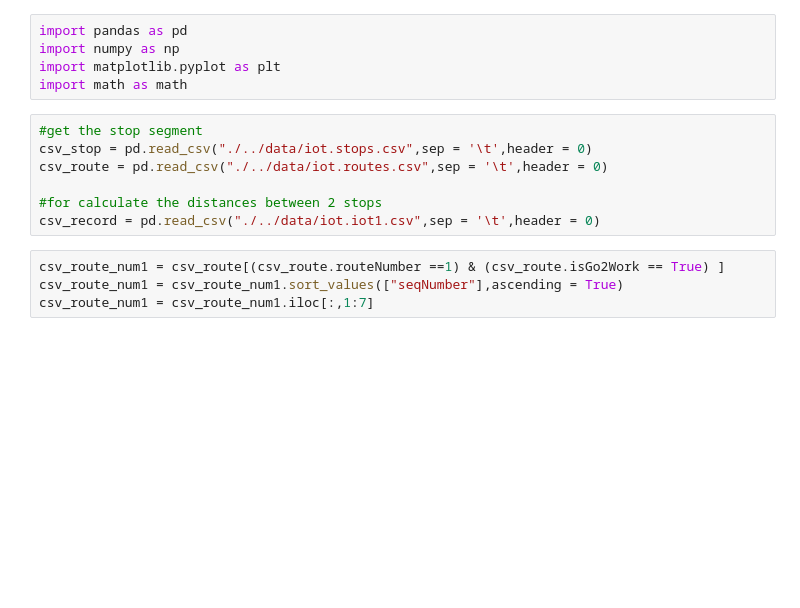
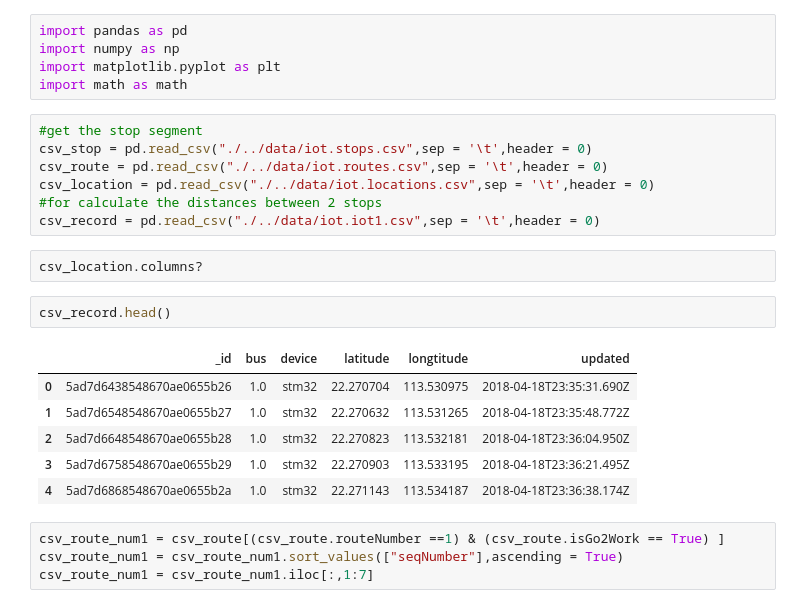
Before and after one commit to NeptuneZheng/shuttle_bus, a Jupyter notebook: script/data_extra.ipynb, the cells around one changed output. Cells and saved outputs as stored; diff of their text form; blank space fills up the shorter version.

```diff
--- a/script/data_extra.ipynb
+++ b/script/data_extra.ipynb
@@ -9,9 +9,20 @@ import math as math
 #get the stop segment
 csv_stop = pd.read_csv("./../data/iot.stops.csv",sep = '\t',header = 0)
 csv_route = pd.read_csv("./../data/iot.routes.csv",sep = '\t',header = 0)
-
+csv_location = pd.read_csv("./../data/iot.locations.csv",sep = '\t',header = 0)
 #for calculate the distances between 2 stops
 csv_record = pd.read_csv("./../data/iot.iot1.csv",sep = '\t',header = 0)
+# %%
+csv_location.columns?
+# %%
+csv_record.head()
+# %% [output]
+|  | _id | bus | device | latitude | longtitude | updated |
+| 0 | 5ad7d6438548670ae0655b26 | 1.0 | stm32 | 22.270704 | 113.530975 | 2018-04-18T23:35:31.690Z |
+| 1 | 5ad7d6548548670ae0655b27 | 1.0 | stm32 | 22.270632 | 113.531265 | 2018-04-18T23:35:48.772Z |
+| 2 | 5ad7d6648548670ae0655b28 | 1.0 | stm32 | 22.270823 | 113.532181 | 2018-04-18T23:36:04.950Z |
+| 3 | 5ad7d6758548670ae0655b29 | 1.0 | stm32 | 22.270903 | 113.533195 | 2018-04-18T23:36:21.495Z |
+| 4 | 5ad7d6868548670ae0655b2a | 1.0 | stm32 | 22.271143 | 113.534187 | 2018-04-18T23:36:38.174Z |
 # %%
 csv_route_num1 = csv_route[(csv_route.routeNumber ==1) & (csv_route.isGo2Work == True) ]
 csv_route_num1 = csv_route_num1.sort_values(["seqNumber"],ascending = True)
```
Also changed, not shown: 1 other file.
